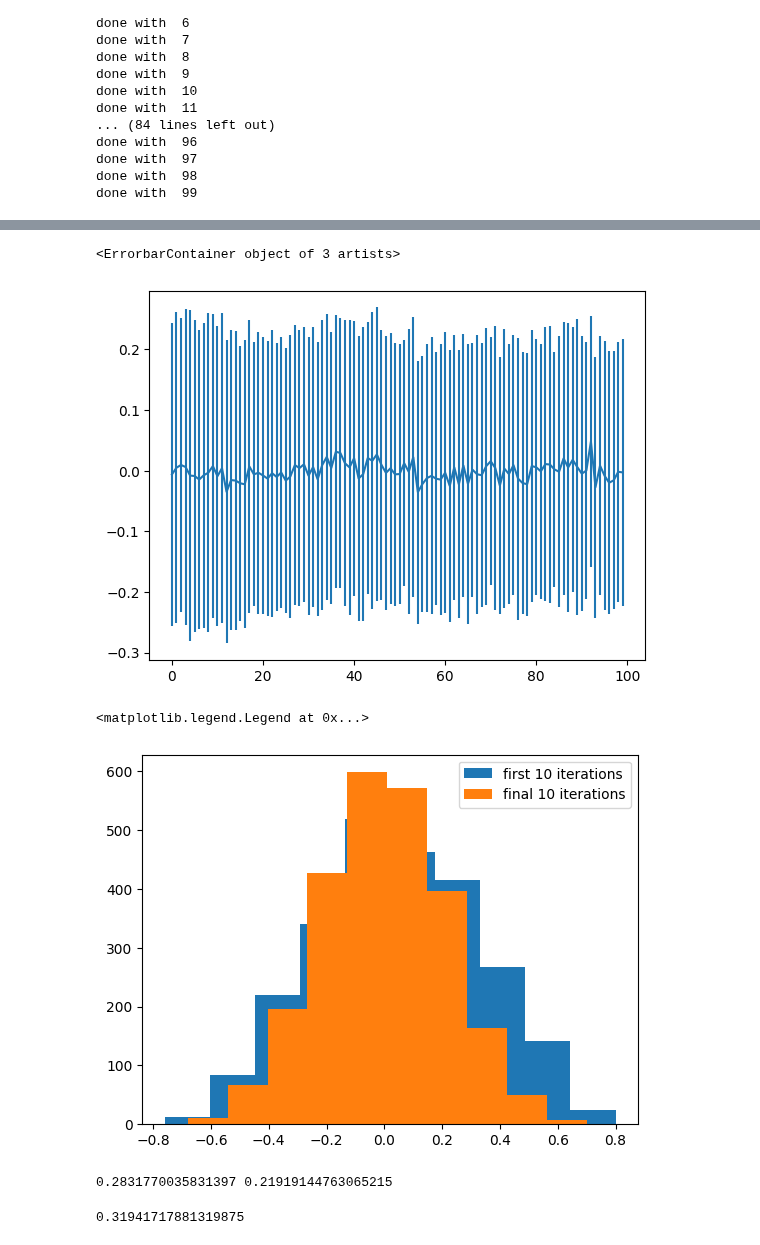
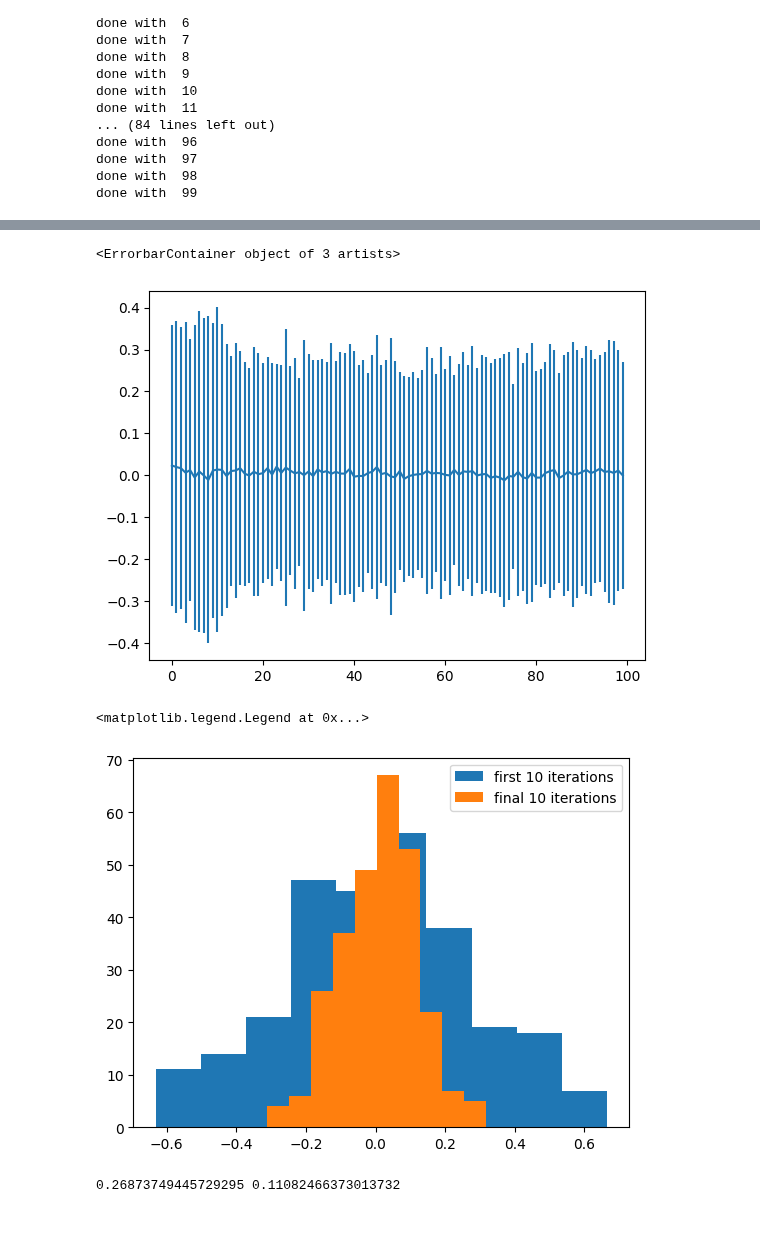
Before and after one commit to vdrouint/d-wave-other, a Jupyter notebook: shimming/zephyr_shimming.ipynb, the cells around one changed output, grey strips where cells are left out. Saved outputs shown, nothing was run; the diff lists cells and outputs as text; code cells hidden in the pictures.

```diff
--- a/shimming/zephyr_shimming.ipynb
+++ b/shimming/zephyr_shimming.ipynb
@@ -131,14 +135,14 @@ test_schedule = [[0.0,0.0],[2.0,1.0]]
 # %%
 def qub_mags(h1val, hbias, Nreads, sp):
 
-    # jafm = 1.0/np.max(J22_s)
-    jafm = 0
-    #k2 = -2.0
-    k2 = 0
+    jafm = 1.0/np.max(J22_s)
+    # jafm = 0
+    k2 = -2.0
+    # k2 = 0
 
     spindex = find_nearest(new_s, sp)
     if sp == 1.0:
-        anneal_pause_quench_sch = [[0.0, 0.0], [1.0, 1]]
+        anneal_pause_quench_sch = [[0.0, 0.0], [10.0, 1]]
     else:
         anneal_pause_quench_sch = [[0.0, 0.0], [1000*sp, sp], [100 + 1000*sp, sp],
                     [100 + 1000*sp + (1-sp), 1]]
@@ -269,6 +263,7 @@ for node in range(sampler.properties['num_qubits']):
         hbias[node] += (-alpha)*qm_ar[1][count2]
         count2 += 1
 # %%
+hbias = [0] * sampler.properties['num_qubits']
 qm_ar = qub_mags(0, hbias, 1000, 1.0)
 plt.hist(qm_ar[1])
 # %% [output]
@@ -315,8 +310,8 @@ def new_flux_cal(h1val, Nreads, sp, alpha, Nrep, hbias, mi_init):
 
     return flux_list_Nrep, mi_list_Nrep
 # %%
-#hbias = [0] * sampler.properties['num_qubits']
-hbias = array_flux[-1]
+hbias = [0] * sampler.properties['num_qubits']
+#hbias = array_flux[-1]
 mi_init = [0] * len(nodes_class)
 alpha = float(3e-6)
 array_flux, array_mi = new_flux_cal(0.0, 100, 1.0, alpha, 100, hbias, mi_init)
@@ -355,21 +350,19 @@ for i in range(len(array_mi)):
 plt.errorbar(range(len(array_flux)), avg_v, yerr = std_v)
 # %% [output]
 <ErrorbarContainer object of 3 artists>
-[figure, old version]
+[figure, new version]
 # %%
-#first_ten = np.array(array_mi[1:10]).flatten()
-last_ten = np.array(array_mi[-9:]).flatten()
+#first_ten = np.array(np.mean(array_mi[1:10]).flatten()
+first_ten = np.mean(np.array(array_mi[1:10]), axis=0)
+# last_ten = np.array(array_mi[-9:]).flatten()
+last_ten = np.mean(np.array(array_mi[-9:]), axis=0)
 plt.hist(first_ten, bins = 10, label = 'first 10 iterations')
 plt.hist(last_ten, bins = 10, label = 'final 10 iterations')
 plt.legend()
 # %% [output]
 <matplotlib.legend.Legend at 0x...>
-[figure, old version]
+[figure, new version]
 # %%
 print(np.std(first_ten), np.std(last_ten))
 # %% [output]
-0.2831770035831397 0.21919144763065215
+0.26873749445729295 0.11082466373013732
-# %%
-np.std(last_ten)
-# %% [output]
-0.31941717881319875
```
Also changed, not shown: parts of 10 cells of this notebook.
